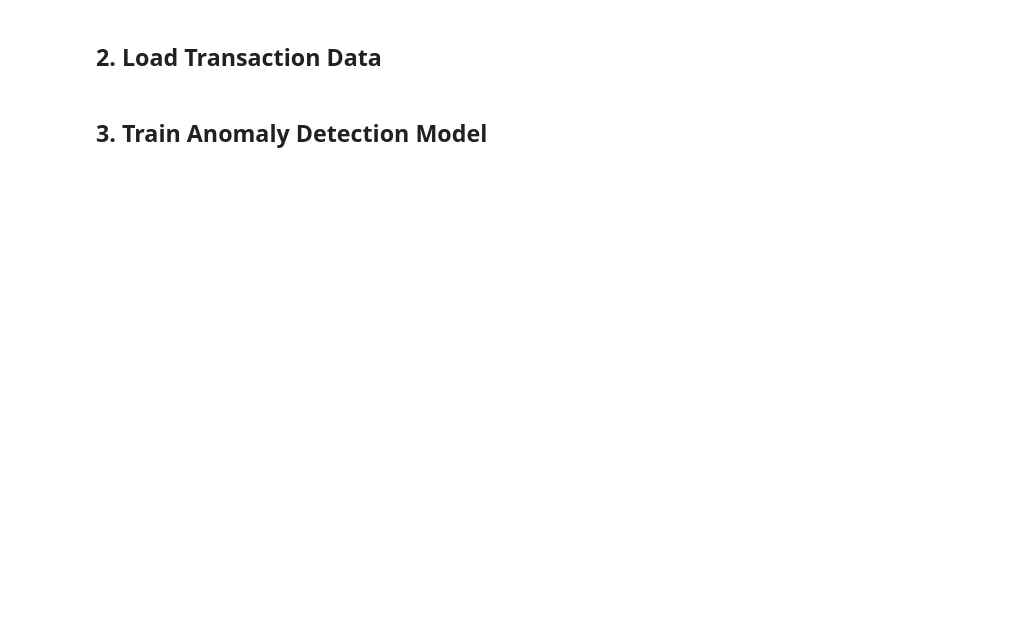
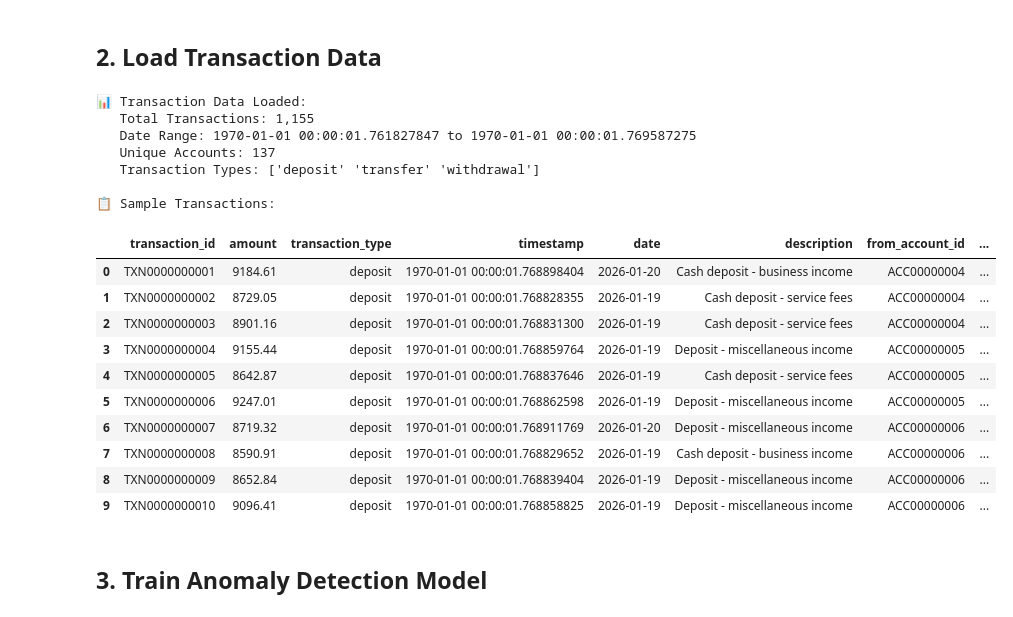
Before and after one commit to davidleconte/hcd-janusgraph, a Jupyter notebook: banking/notebooks/03_Fraud_Detection_Demo.ipynb, the cells around one changed output. Cells and saved outputs as stored; diff of their text form; code cells hidden in the pictures; blank space fills up the shorter version.

```diff
--- a/banking/notebooks/03_Fraud_Detection_Demo.ipynb
+++ b/banking/notebooks/03_Fraud_Detection_Demo.ipynb
@@ -66,19 +78,42 @@ print(f"   Max Transactions: {detector.MAX_TRANSACTIONS_PER_WINDOW}")
 # %%
 # Load transaction data
 transactions_df = pd.read_csv('../../banking/data/aml/aml_data_transactions.csv')
+
+# Create account_id alias from from_account_id (CSV uses from_account_id/to_account_id)
+if 'from_account_id' in transactions_df.columns and 'account_id' not in transactions_df.columns:
+    transactions_df['account_id'] = transactions_df['from_account_id']
 
 # Convert timestamp to datetime
 transactions_df['timestamp'] = pd.to_datetime(transactions_df['timestamp'])
 
 print(f"📊 Transaction Data Loaded:")
 print(f"   Total Transactions: {len(transactions_df):,}")
 print(f"   Date Range: {transactions_df['timestamp'].min()} to {transactions_df['timestamp'].max()}")
 print(f"   Unique Accounts: {transactions_df['account_id'].nunique()}")
 print(f"   Transaction Types: {transactions_df['transaction_type'].unique()}")
 
 # Display sample
 print(f"\n📋 Sample Transactions:")
 transactions_df.head(10)
+# %% [output]
+📊 Transaction Data Loaded:
+   Total Transactions: 1,155
+   Date Range: 1970-01-01 00:00:01.761827847 to 1970-01-01 00:00:01.769587275
+   Unique Accounts: 137
+   Transaction Types: ['deposit' 'transfer' 'withdrawal']
+
+📋 Sample Transactions:
+|  | transaction_id | amount | transaction_type | timestamp | date | description | from_account_id | ... |
+| 0 | TXN0000000001 | 9184.61 | deposit | 1970-01-01 00:00:01.768898404 | 2026-01-20 | Cash deposit - business income | ACC00000004 | ... |
+| 1 | TXN0000000002 | 8729.05 | deposit | 1970-01-01 00:00:01.768828355 | 2026-01-19 | Cash deposit - service fees | ACC00000004 | ... |
+| 2 | TXN0000000003 | 8901.16 | deposit | 1970-01-01 00:00:01.768831300 | 2026-01-19 | Cash deposit - service fees | ACC00000004 | ... |
+| 3 | TXN0000000004 | 9155.44 | deposit | 1970-01-01 00:00:01.768859764 | 2026-01-19 | Deposit - miscellaneous income | ACC00000005 | ... |
+| 4 | TXN0000000005 | 8642.87 | deposit | 1970-01-01 00:00:01.768837646 | 2026-01-19 | Cash deposit - service fees | ACC00000005 | ... |
+| 5 | TXN0000000006 | 9247.01 | deposit | 1970-01-01 00:00:01.768862598 | 2026-01-19 | Deposit - miscellaneous income | ACC00000005 | ... |
+| 6 | TXN0000000007 | 8719.32 | deposit | 1970-01-01 00:00:01.768911769 | 2026-01-20 | Deposit - miscellaneous income | ACC00000006 | ... |
+| 7 | TXN0000000008 | 8590.91 | deposit | 1970-01-01 00:00:01.768829652 | 2026-01-19 | Cash deposit - business income | ACC00000006 | ... |
+| 8 | TXN0000000009 | 8652.84 | deposit | 1970-01-01 00:00:01.768839404 | 2026-01-19 | Deposit - miscellaneous income | ACC00000006 | ... |
+| 9 | TXN0000000010 | 9096.41 | deposit | 1970-01-01 00:00:01.768858825 | 2026-01-19 | Deposit - miscellaneous income | ACC00000006 | ... |
 # %% [markdown]
 ## 3. Train Anomaly Detection Model
 # %%
```
Also changed, not shown: parts of 10 cells of this notebook, 9 other files.
